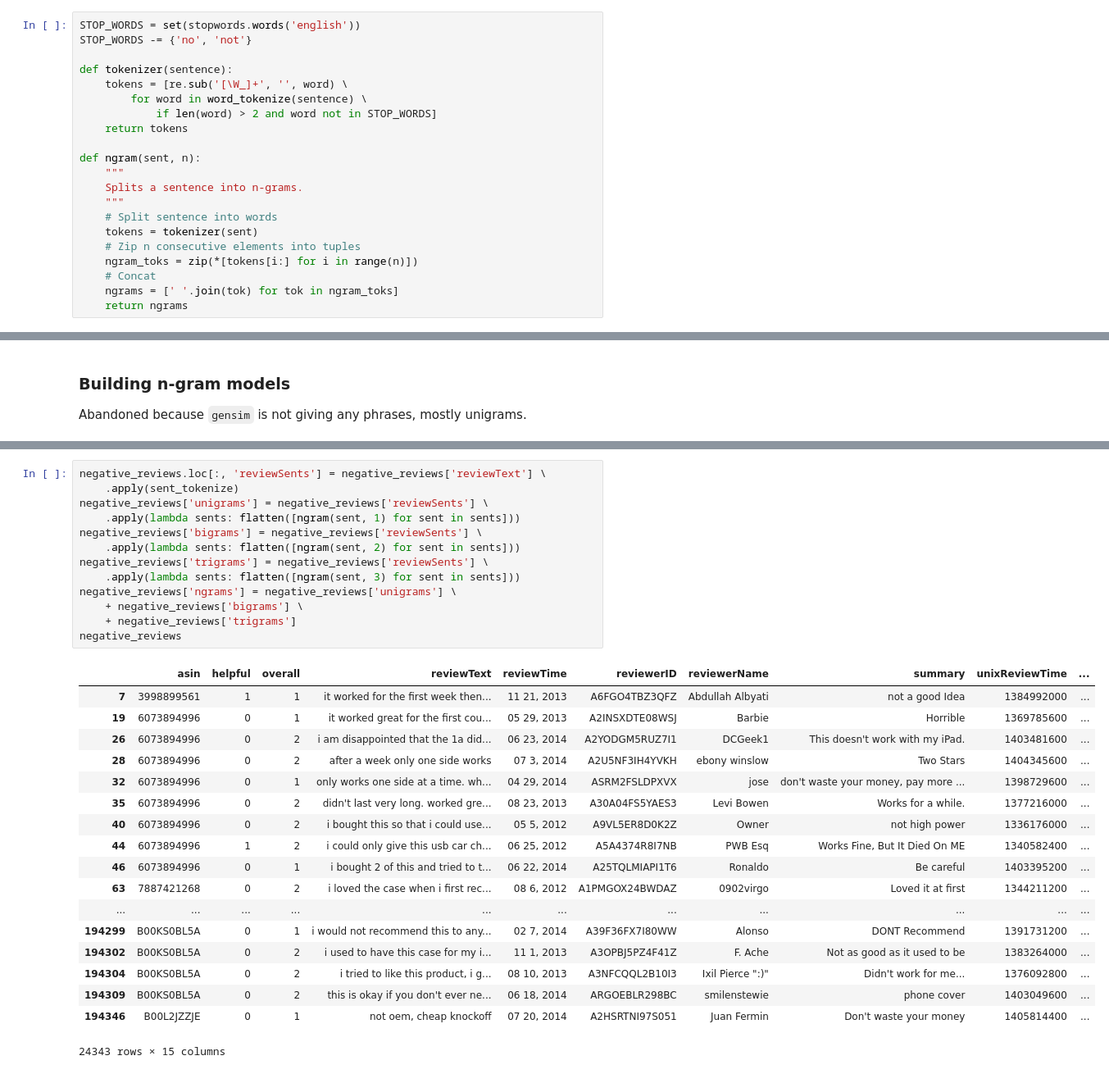
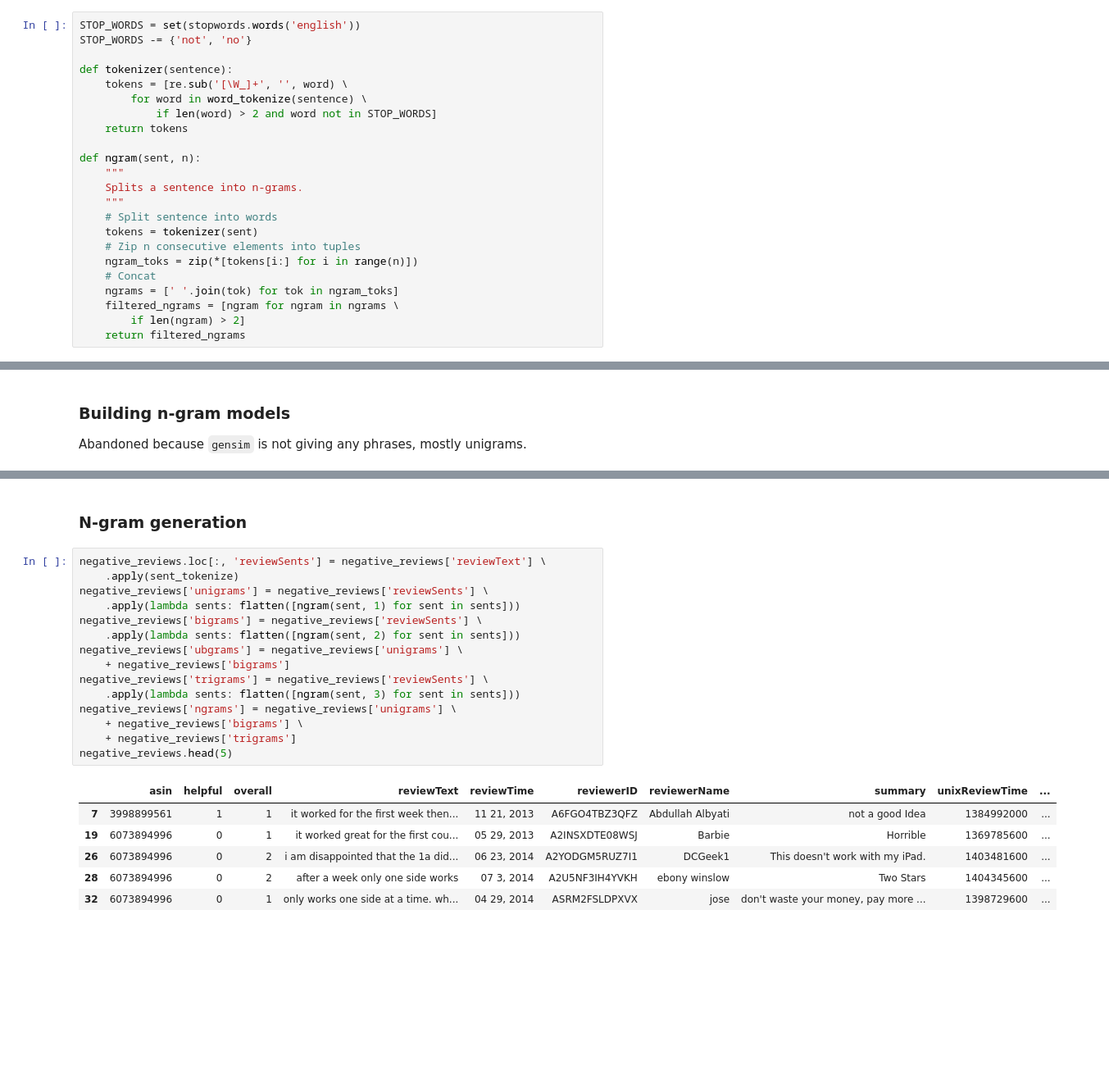
Before and after one commit to jzheng13/saleswhale-ai, a Jupyter notebook: analysis.ipynb, the cells around one changed output, grey strips where cells are left out. Shown: that part at 82% size. Saved outputs shown, nothing was run; the diff lists cells and outputs as text; blank space fills up the shorter version.

```diff
--- a/analysis.ipynb
+++ b/analysis.ipynb
@@ -79,7 +81,7 @@ negative_reviews
 ## Feature extraction
 # %%
 STOP_WORDS = set(stopwords.words('english'))
-STOP_WORDS -= {'no', 'not'}
+STOP_WORDS -= {'not', 'no'}
 
 def tokenizer(sentence):
     tokens = [re.sub('[\W_]+', '', word) \
@@ -97,7 +99,9 @@ def ngram(sent, n):
     ngram_toks = zip(*[tokens[i:] for i in range(n)])
     # Concat
     ngrams = [' '.join(tok) for tok in ngram_toks]
-    return ngrams
+    filtered_ngrams = [ngram for ngram in ngrams \
+        if len(ngram) > 2]
+    return filtered_ngrams
 # %%
 corpus = negative_reviews['reviewText'].values
 all_sentences = flatten([sent_tokenize(review) for review in corpus])
@@ -138,32 +137,24 @@ from reviews.
+# %% [markdown]
+### N-gram generation
 # %%
 negative_reviews.loc[:, 'reviewSents'] = negative_reviews['reviewText'] \
     .apply(sent_tokenize)
 negative_reviews['unigrams'] = negative_reviews['reviewSents'] \
     .apply(lambda sents: flatten([ngram(sent, 1) for sent in sents]))
 negative_reviews['bigrams'] = negative_reviews['reviewSents'] \
     .apply(lambda sents: flatten([ngram(sent, 2) for sent in sents]))
+negative_reviews['ubgrams'] = negative_reviews['unigrams'] \
+    + negative_reviews['bigrams']
 negative_reviews['trigrams'] = negative_reviews['reviewSents'] \
     .apply(lambda sents: flatten([ngram(sent, 3) for sent in sents]))
 negative_reviews['ngrams'] = negative_reviews['unigrams'] \
     + negative_reviews['bigrams'] \
     + negative_reviews['trigrams']
-negative_reviews
+negative_reviews.head(5)
 # %% [output]
 |  | asin | helpful | overall | reviewText | reviewTime | reviewerID | reviewerName | summary | unixReviewTime | ... |
 | 7 | 3998899561 | 1 | 1 | it worked for the first week then... | 11 21, 2013 | A6FGO4TBZ3QFZ | Abdullah Albyati | not a good Idea | 1384992000 | ... |
 | 19 | 6073894996 | 0 | 1 | it worked great for the first cou... | 05 29, 2013 | A2INSXDTE08WSJ | Barbie | Horrible | 1369785600 | ... |
 | 26 | 6073894996 | 0 | 2 | i am disappointed that the 1a did... | 06 23, 2014 | A2YODGM5RUZ7I1 | DCGeek1 | This doesn't work with my iPad. | 1403481600 | ... |
 | 28 | 6073894996 | 0 | 2 | after a week only one side works | 07 3, 2014 | A2U5NF3IH4YVKH | ebony winslow | Two Stars | 1404345600 | ... |
 | 32 | 6073894996 | 0 | 1 | only works one side at a time. wh... | 04 29, 2014 | ASRM2FSLDPXVX | jose | don't waste your money, pay more ... | 1398729600 | ... |
-| 35 | 6073894996 | 0 | 2 | didn't last very long. worked gre... | 08 23, 2013 | A30A04FS5YAES3 | Levi Bowen | Works for a while. | 1377216000 | ... |
-| 40 | 6073894996 | 0 | 2 | i bought this so that i could use... | 05 5, 2012 | A9VL5ER8D0K2Z | Owner | not high power | 1336176000 | ... |
-| 44 | 6073894996 | 1 | 2 | i could only give this usb car ch... | 06 25, 2012 | A5A4374R8I7NB | PWB Esq | Works Fine, But It Died On ME | 1340582400 | ... |
-| 46 | 6073894996 | 0 | 1 | i bought 2 of this and tried to t... | 06 22, 2014 | A25TQLMIAPI1T6 | Ronaldo | Be careful | 1403395200 | ... |
-| 63 | 7887421268 | 0 | 2 | i loved the case when i first rec... | 08 6, 2012 | A1PMGOX24BWDAZ | 0902virgo | Loved it at first | 1344211200 | ... |
-| ... | ... | ... | ... | ... | ... | ... | ... | ... | ... | ... |
-| 194299 | B00KS0BL5A | 0 | 1 | i would not recommend this to any... | 02 7, 2014 | A39F36FX7I80WW | Alonso | DONT Recommend | 1391731200 | ... |
-| 194302 | B00KS0BL5A | 0 | 2 | i used to have this case for my i... | 11 1, 2013 | A3OPBJ5PZ4F41Z | F. Ache | Not as good as it used to be | 1383264000 | ... |
-| 194304 | B00KS0BL5A | 0 | 2 | i tried to like this product, i g... | 08 10, 2013 | A3NFCQQL2B10I3 | Ixil Pierce ":)" | Didn't work for me... | 1376092800 | ... |
-| 194309 | B00KS0BL5A | 0 | 2 | this is okay if you don't ever ne... | 06 18, 2014 | ARGOEBLR298BC | smilenstewie | phone cover | 1403049600 | ... |
-| 194346 | B00L2JZZJE | 0 | 1 | not oem, cheap knockoff | 07 20, 2014 | A2HSRTNI97S051 | Juan Fermin | Don't waste your money | 1405814400 | ... |
-24343 rows × 15 columns
```
Also changed, not shown: parts of 31 cells of this notebook, 8 other files.
